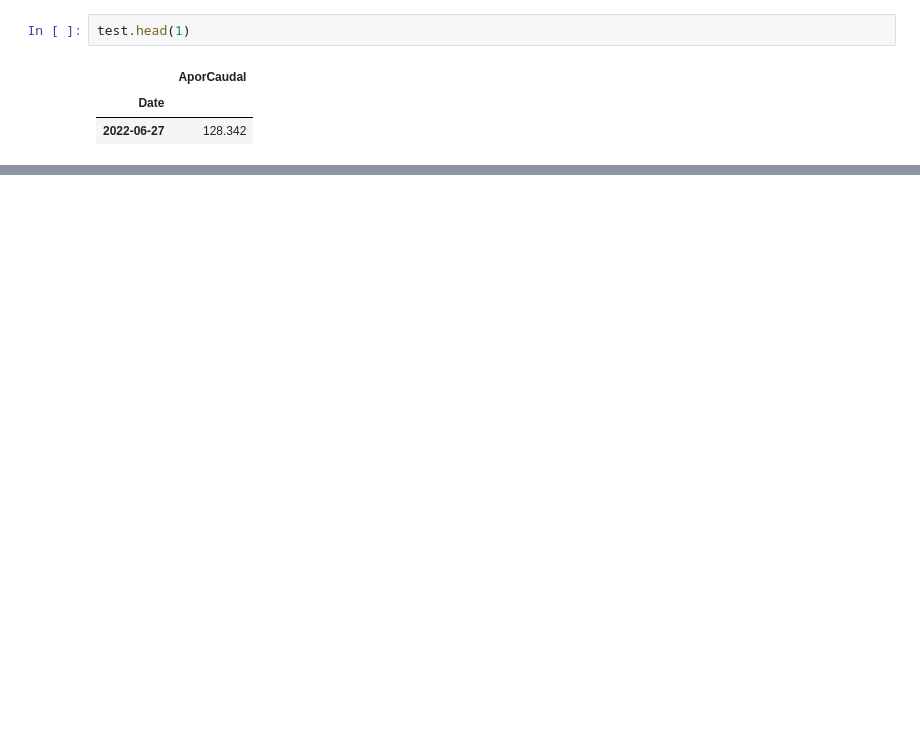
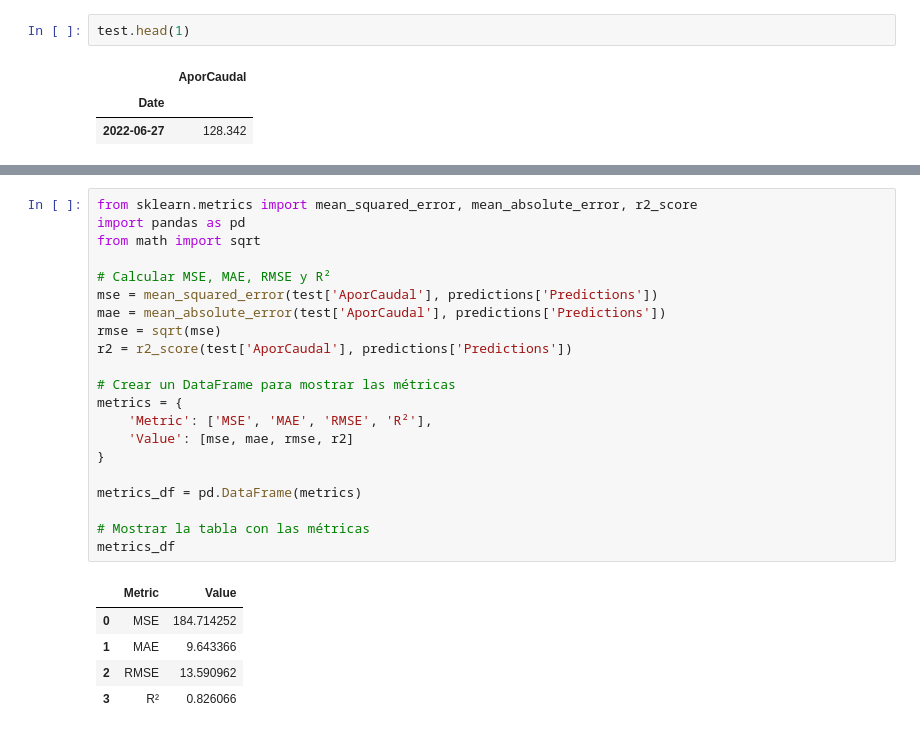
Before and after one commit to jpatinofo/Optimizacion, a Jupyter notebook: rnn_henrry_selene.ipynb, the cells around one changed output, grey strips where cells are left out. Cells and saved outputs as stored; diff of their text form; blank space fills up the shorter version.

```diff
--- a/rnn_henrry_selene.ipynb
+++ b/rnn_henrry_selene.ipynb
@@ -380,0 +292,27 @@ print(rmse)
+# %%
+from sklearn.metrics import mean_squared_error, mean_absolute_error, r2_score
+import pandas as pd
+from math import sqrt
+
+# Calcular MSE, MAE, RMSE y R²
+mse = mean_squared_error(test['AporCaudal'], predictions['Predictions'])
+mae = mean_absolute_error(test['AporCaudal'], predictions['Predictions'])
+rmse = sqrt(mse)
+r2 = r2_score(test['AporCaudal'], predictions['Predictions'])
+
+# Crear un DataFrame para mostrar las métricas
+metrics = {
+    'Metric': ['MSE', 'MAE', 'RMSE', 'R²'],
+    'Value': [mse, mae, rmse, r2]
+}
+
+metrics_df = pd.DataFrame(metrics)
+
+# Mostrar la tabla con las métricas
+metrics_df
+# %% [output]
+|  | Metric | Value |
+| 0 | MSE | 184.714252 |
+| 1 | MAE | 9.643366 |
+| 2 | RMSE | 13.590962 |
+| 3 | R² | 0.826066 |
```
Also changed, not shown: parts of 31 cells of this notebook.
